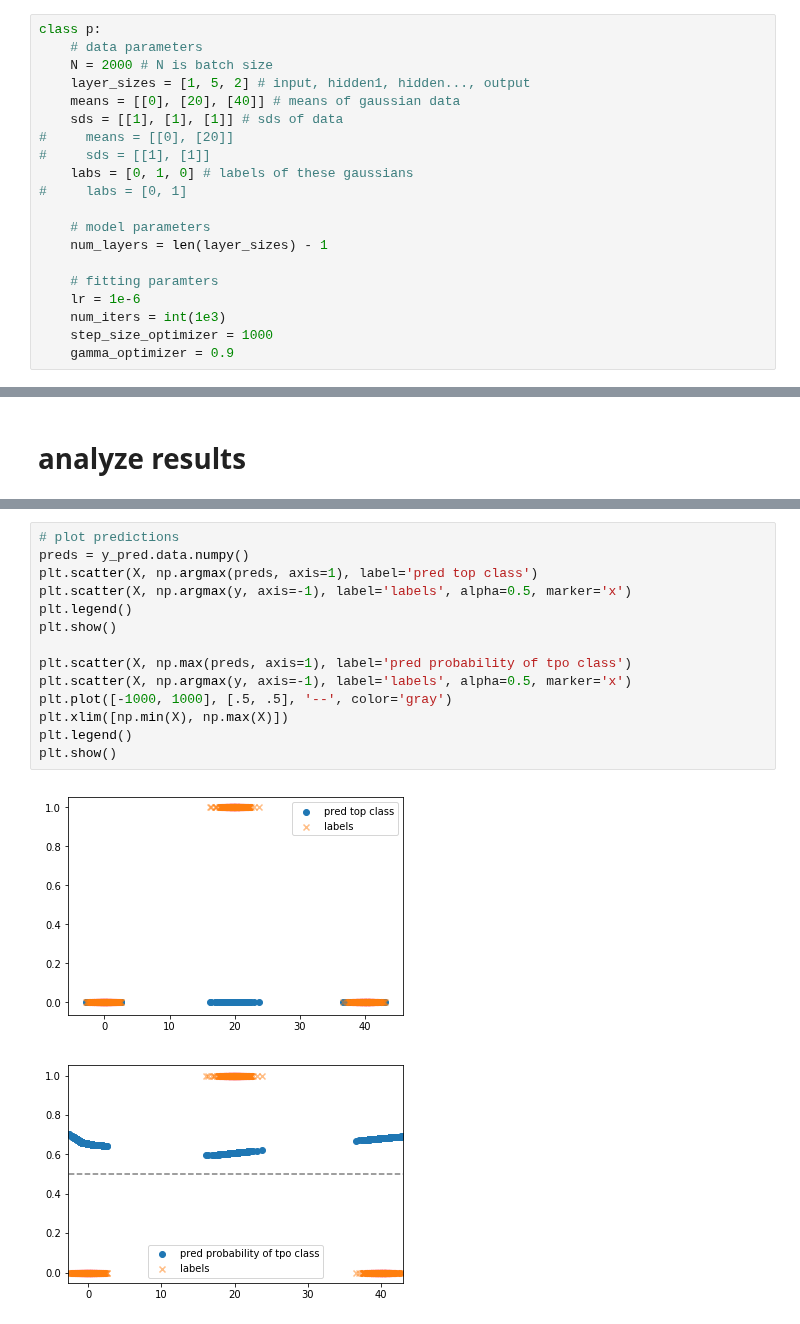
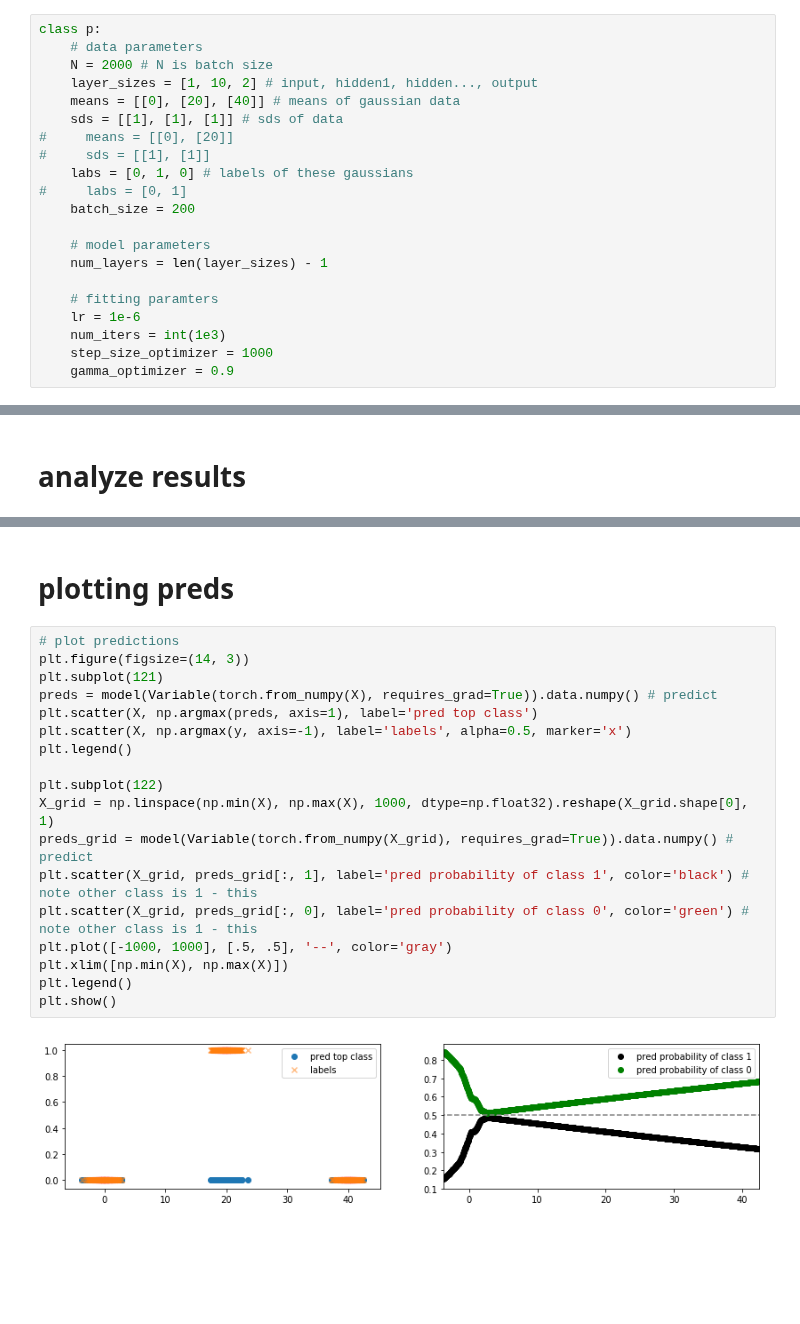
Before and after one commit to csinva/dnn-experiments, a Jupyter notebook: eda/nn_1d.ipynb, the cells around one changed output, grey strips where cells are left out. Cells and saved outputs as stored; diff of their text form; blank space fills up the shorter version.

Commit message:
added viz for batch + stuff

```diff
--- a/eda/nn_1d.ipynb
+++ b/eda/nn_1d.ipynb
@@ -11,13 +12,14 @@ from torch.optim.lr_scheduler import StepLR
 class p:
     # data parameters
     N = 2000 # N is batch size
-    layer_sizes = [1, 5, 2] # input, hidden1, hidden..., output
+    layer_sizes = [1, 10, 2] # input, hidden1, hidden..., output
     means = [[0], [20], [40]] # means of gaussian data
     sds = [[1], [1], [1]] # sds of data
 #     means = [[0], [20]]
 #     sds = [[1], [1]]
     labs = [0, 1, 0] # labels of these gaussians
 #     labs = [0, 1]
+    batch_size = 200
 
     # model parameters
     num_layers = len(layer_sizes) - 1
@@ -142,17 +141,22 @@ print(losses[-1])
+# %% [markdown]
+# plotting preds
 # %%
 # plot predictions
-preds = y_pred.data.numpy()
+plt.figure(figsize=(14, 3))
+plt.subplot(121)
+preds = model(Variable(torch.from_numpy(X), requires_grad=True)).data.numpy() # predict
 plt.scatter(X, np.argmax(preds, axis=1), label='pred top class')
 plt.scatter(X, np.argmax(y, axis=-1), label='labels', alpha=0.5, marker='x')
 plt.legend()
-plt.show()
 
-plt.scatter(X, np.max(preds, axis=1), label='pred probability of tpo class')
-plt.scatter(X, np.argmax(y, axis=-1), label='labels', alpha=0.5, marker='x')
+plt.subplot(122)
+X_grid = np.linspace(np.min(X), np.max(X), 1000, dtype=np.float32).reshape(X_grid.shape[0], 1)
+preds_grid = model(Variable(torch.from_numpy(X_grid), requires_grad=True)).data.numpy() # predict
+plt.scatter(X_grid, preds_grid[:, 1], label='pred probability of class 1', color='black') # note other class is 1 - this
+plt.scatter(X_grid, preds_grid[:, 0], label='pred probability of class 0', color='green') # note other class is 1 - this
 plt.plot([-1000, 1000], [.5, .5], '--', color='gray')
 plt.xlim([np.min(X), np.max(X)])
 plt.legend()
 plt.show()
 # %% [output]
-[figure, old version]
+[figure, new version]
-[figure, removed]
```
Also changed, not shown: parts of 4 cells of this notebook.
